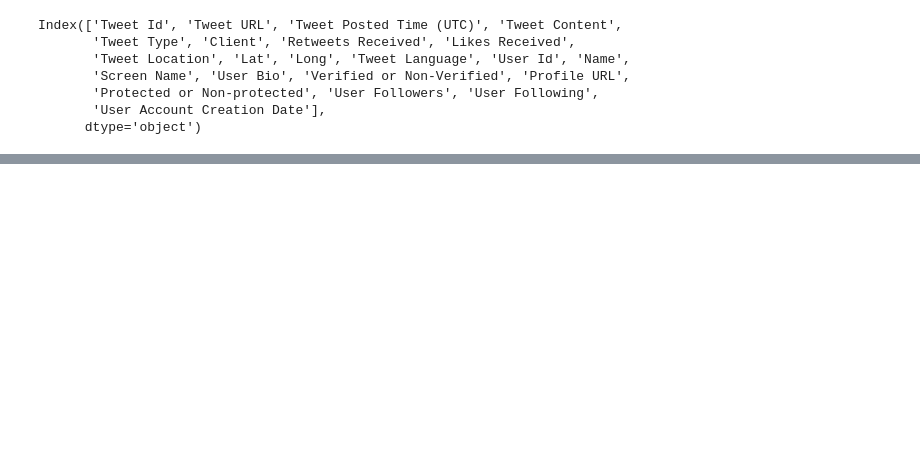
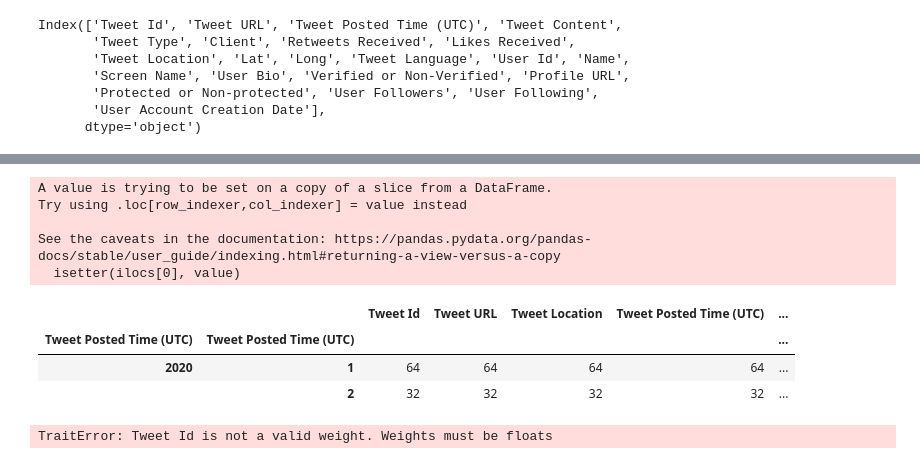
Before and after one commit to znurtokatli/COVID19TweetsDataAnalyzer, a Jupyter notebook: main/UserLocationsAnalysis.ipynb, the cells around one changed output, grey strips where cells are left out. Cells and saved outputs as stored; diff of their text form; code cells hidden in the pictures; blank space fills up the shorter version.

Commit message:
heatmap

```diff
--- a/main/UserLocationsAnalysis.ipynb
+++ b/main/UserLocationsAnalysis.ipynb
@@ -87,0 +128,16 @@ hotel_df
+# %%
+filtered_df.loc[:, 'Tweet Posted Time (UTC)'] = pd.to_datetime(filtered_df['Tweet Posted Time (UTC)'])
+
+agg_df = filtered_df.groupby([filtered_df['Tweet Posted Time (UTC)'].dt.year,
+                              filtered_df['Tweet Posted Time (UTC)'].dt.month]).count()  #for heat map
+agg_df
+# %% [output]
+A value is trying to be set on a copy of a slice from a DataFrame.
+Try using .loc[row_indexer,col_indexer] = value instead
+
+See the caveats in the documentation: https://pandas.pydata.org/pandas-docs/stable/user_guide/indexing.html#returning-a-view-versus-a-copy
+  isetter(ilocs[0], value)
+|  |  | Tweet Id | Tweet URL | Tweet Location | Tweet Posted Time (UTC) | ... |
+| Tweet Posted Time (UTC) | Tweet Posted Time (UTC) |  |  |  |  | ... |
+| 2020 | 1 | 64 | 64 | 64 | 64 | ... |
+|  | 2 | 32 | 32 | 32 | 32 | ... |
@@ -88,11 +146,12 @@ hotel_df
 # %%
 #maps
-
 gmaps.configure(api_key = gkey)
 map_figure = gmaps.figure()
 
-layer = gmaps.heatmap_layer(loc_df, weights = humidity_df, dissipating = False,
-                            max_intensity = humidity_max, point_radius = 1)
+layer = gmaps.heatmap_layer(locations, weights = filtered_df, dissipating = False, #weights???
+                            max_intensity = 100, point_radius = 1)
 
 map_figure.add_layer(layer)
 map_figure
+# %% [output]
+TraitError: Tweet Id is not a valid weight. Weights must be floats
```
Also changed, not shown: parts of 9 cells of this notebook, 1 other file.
